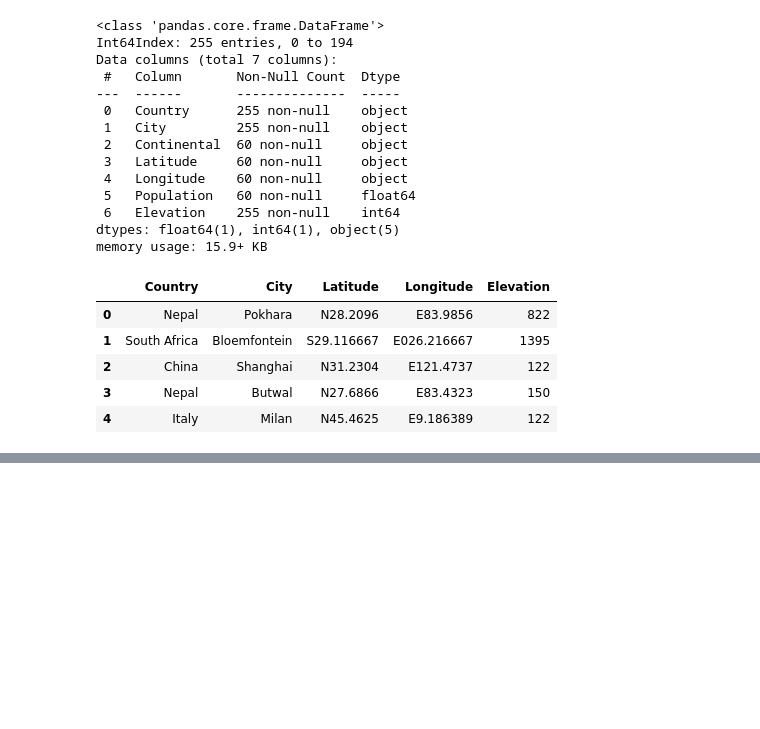
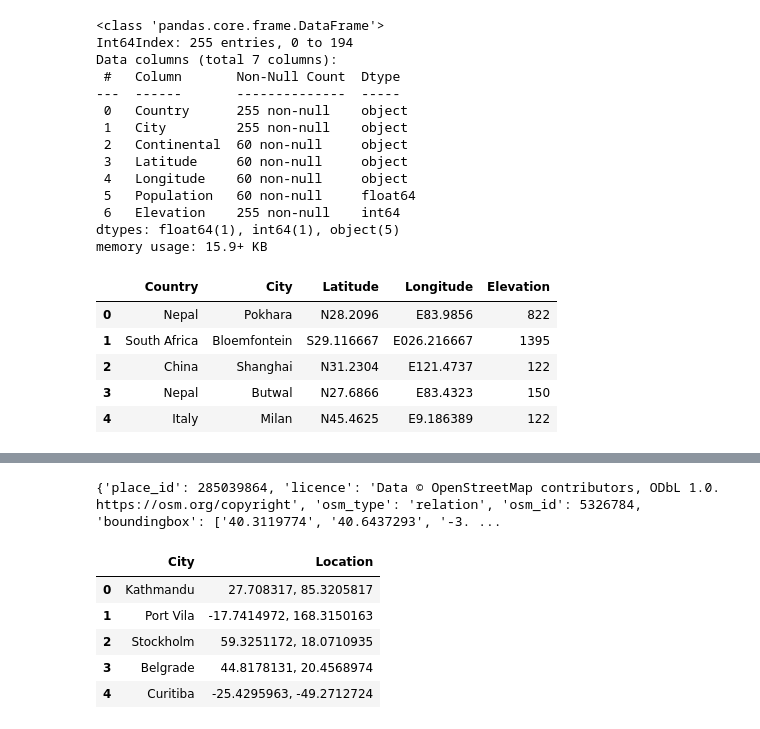
Before and after one commit to kaaiik/Proyecto-final, a Jupyter notebook: notebook/cities.ipynb, the cells around one changed output, grey strips where cells are left out. Drawn from its saved outputs; the diff is of its cells as text; code cells hidden in the pictures; blank space fills up the shorter version.

```diff
--- a/notebook/cities.ipynb
+++ b/notebook/cities.ipynb
@@ -302,0 +303,18 @@ memory usage: 5.3+ KB
+# %%
+city = 'Madrid'
+url = f'https://nominatim.openstreetmap.org/search?city={city}&format=json&accept-language=en&zoom=3'
+
+result = requests.get(url=url).json()
+print(result[0])
+# %% [output]
+{'place_id': 285039864, 'licence': 'Data © OpenStreetMap contributors, ODbL 1.0. https://osm.org/copyright', 'osm_type': 'relation', 'osm_id': 5326784, 'boundingbox': ['40.3119774', '40.6437293', '-3. ...
+# %%
+df_def.Location = df_def.Location.apply(lambda x:x.replace('(','').replace(')', '').replace('\'', ''))
+df_def.head()
+# %% [output]
+|  | City | Location |
+| 0 | Kathmandu | 27.708317, 85.3205817 |
+| 1 | Port Vila | -17.7414972, 168.3150163 |
+| 2 | Stockholm | 59.3251172, 18.0710935 |
+| 3 | Belgrade | 44.8178131, 20.4568974 |
+| 4 | Curitiba | -25.4295963, -49.2712724 |
```
Also changed, not shown: parts of 39 cells of this notebook, 4 other files.
